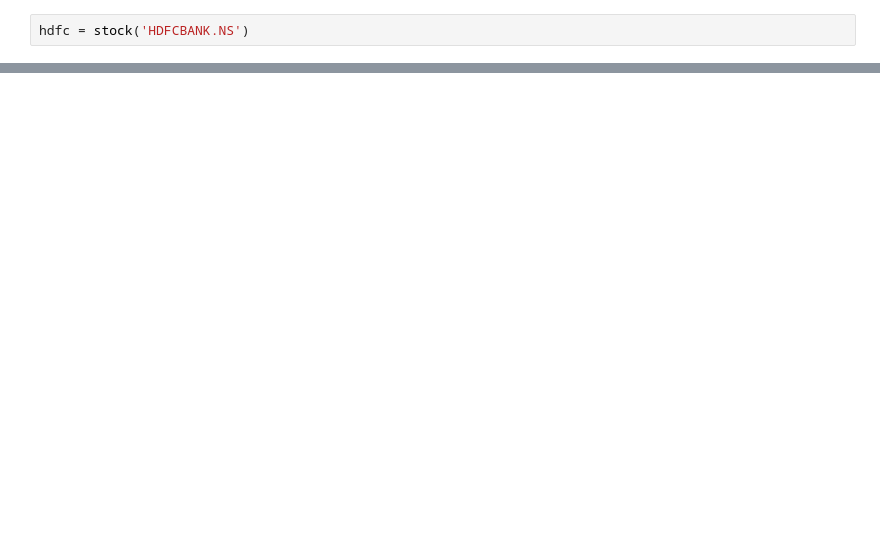
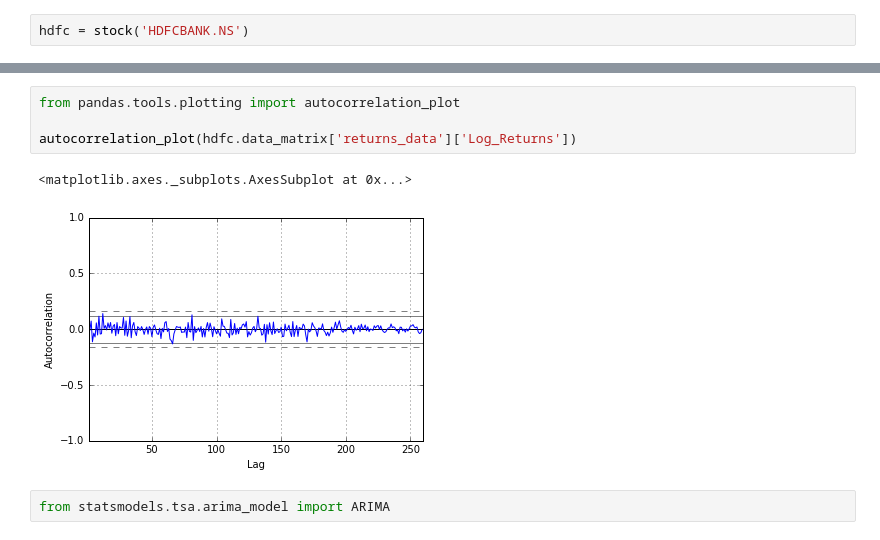
Before and after one commit to kshiitijee/Time_Series, a Jupyter notebook: Stock_Analysis.ipynb, the cells around one changed output, grey strips where cells are left out. Cells and saved outputs as stored; diff of their text form; blank space fills up the shorter version.

```diff
--- a/Stock_Analysis.ipynb
+++ b/Stock_Analysis.ipynb
@@ -312,0 +44,9 @@ calc_cdf(b['2015':'2016']['Simple_Returns'])
+# %%
+from pandas.tools.plotting import autocorrelation_plot
+
+autocorrelation_plot(hdfc.data_matrix['returns_data']['Log_Returns'])
+# %% [output]
+<matplotlib.axes._subplots.AxesSubplot at 0x...>
+[figure, added]
+# %%
+from statsmodels.tsa.arima_model import ARIMA
```
Also changed, not shown: parts of 12 cells of this notebook, 1 other file.
